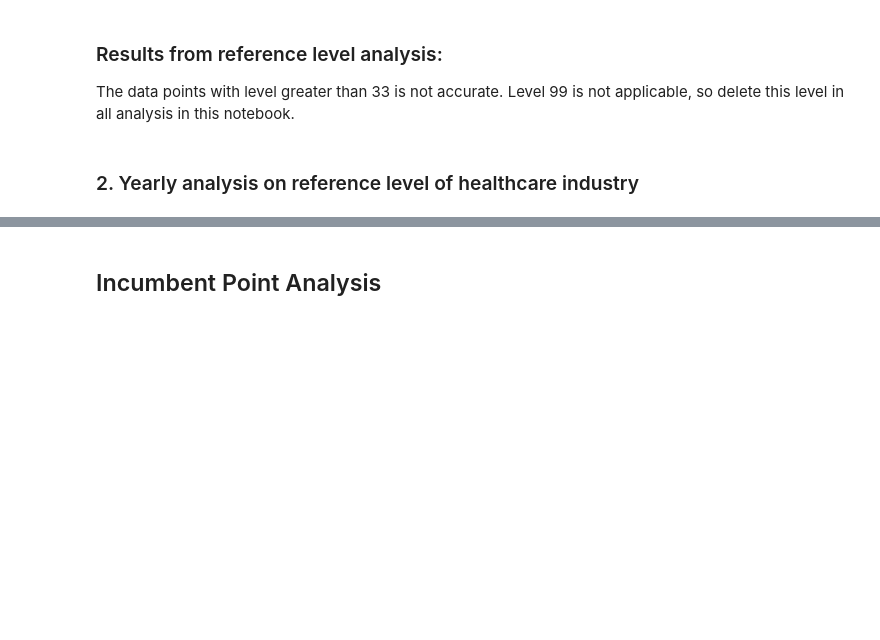
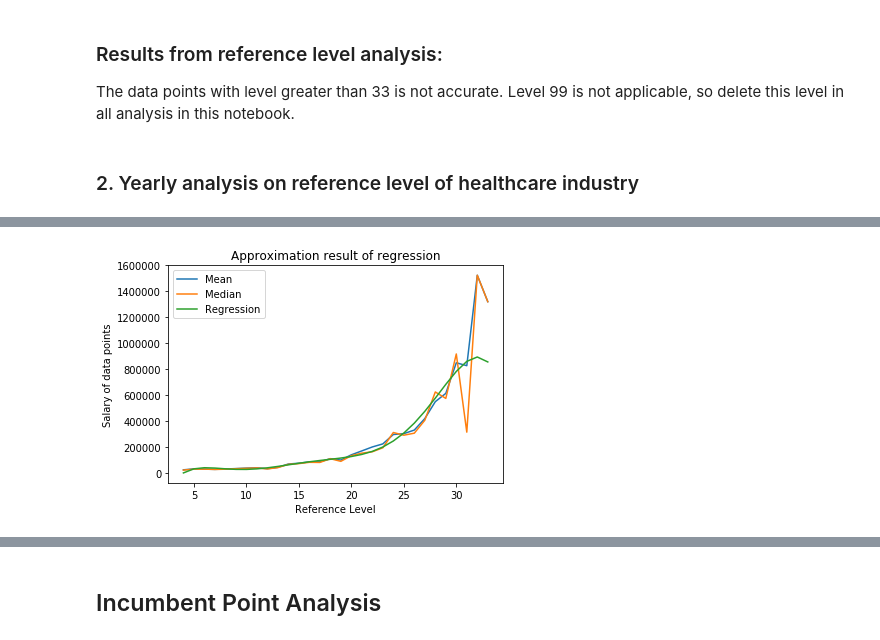
Before and after one commit to rsk2327/PDSG_PayInequality, a Jupyter notebook: healthcare_sector_analysis.ipynb, the cells around one changed output, grey strips where cells are left out. Drawn from its saved outputs; the diff is of its cells as text; code cells hidden in the pictures; blank space fills up the shorter version.

```diff
--- a/healthcare_sector_analysis.ipynb
+++ b/healthcare_sector_analysis.ipynb
@@ -498,0 +626,32 @@ From the year 2017, the mean & median values of level 10-25 falls greatly, which
+# %%
+if not reference_level_analyzed:
+    level_mean = defaultdict(float)
+    level_median = defaultdict(float)
+    for level in sorted(pd.unique(healthcare_df['ReferenceLevelNum'])):
+        level_healthcare_df = healthcare_df[healthcare_df['ReferenceLevelNum'] == level]
+        level_mean[int(level)] = level_healthcare_df['Base Salary'].dropna().mean()
+        level_median[int(level)] = level_healthcare_df['Base Salary'].dropna().median()
+
+    var_df = healthcare_df[['ReferenceLevelNum']]
+    salary_df = healthcare_df['Base Salary']
+
+    linear_reg = LinearRegression()
+    var_df = PolynomialFeatures(6).fit_transform(var_df)
+    linear_reg.fit(var_df, salary_df)
+    pred_result = []
+    for level in sorted(pd.unique(healthcare_df['ReferenceLevelNum'])):
+        pred = [[level]]
+        pred = PolynomialFeatures(6).fit_transform(pred)
+        pred_result.append(linear_reg.predict(pred))
+
+    fig1 = plt.figure()
+    plt.title("Approximation result of regression")
+    plt.ylabel("Salary of data points")
+    plt.xlabel("Reference Level")
+    plt.plot(sorted(pd.unique(healthcare_df['ReferenceLevelNum'])), list(level_mean.values()), label = "Mean")
+    plt.plot(sorted(pd.unique(healthcare_df['ReferenceLevelNum'])), list(level_median.values()), label = "Median")
+    plt.plot(sorted(pd.unique(healthcare_df['ReferenceLevelNum'])), pred_result, label = "Regression")
+    plt.legend()
+    plt.show()
+# %% [output]
+[figure, added]
```
Also changed, not shown: parts of 31 cells of this notebook.
